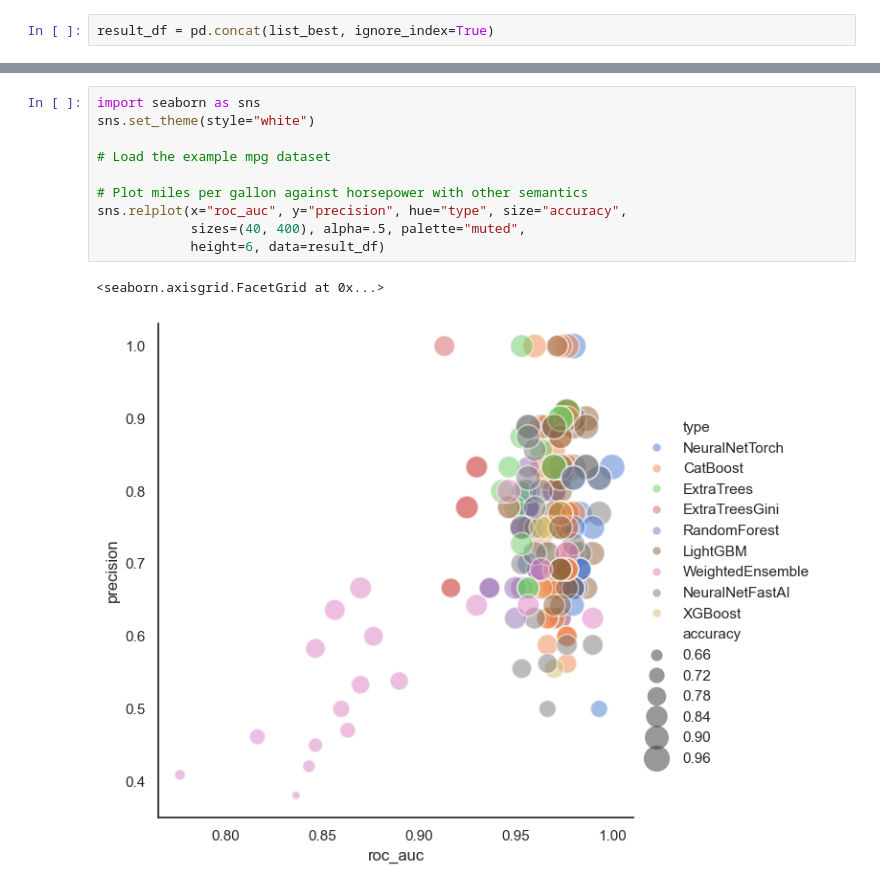
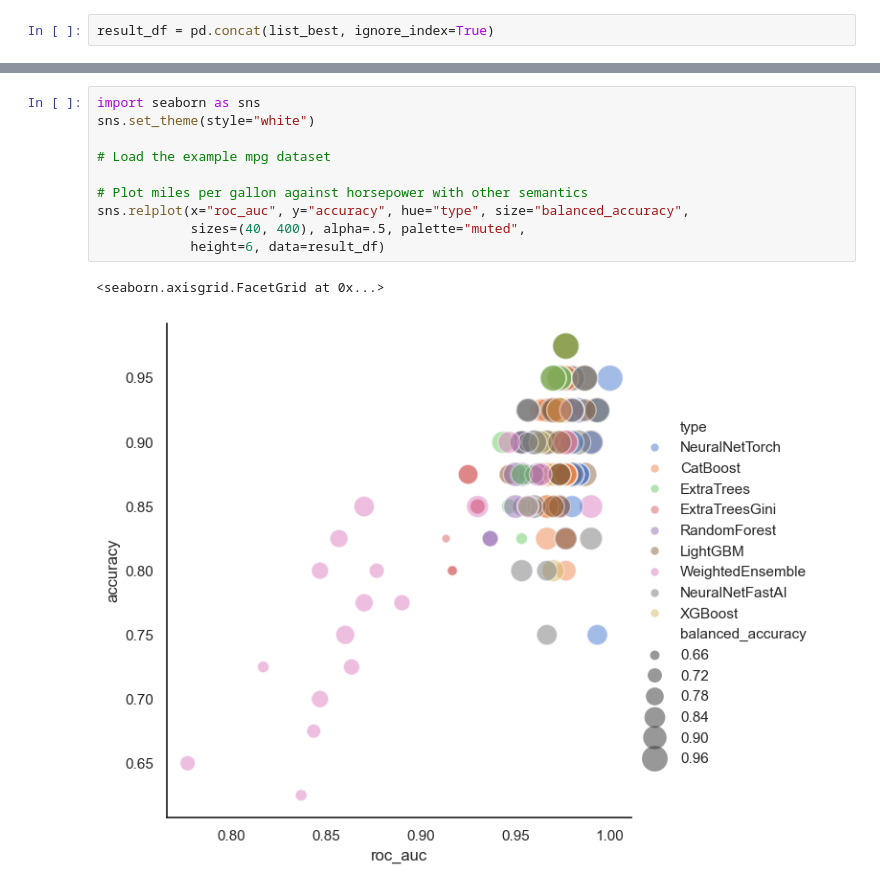
Before and after one commit to jgalanl/synthetic-data, a Jupyter notebook: analytics/analytics.ipynb, the cells around one changed output, grey strips where cells are left out. Saved outputs shown, nothing was run; the diff lists cells and outputs as text.

```diff
--- a/analytics/analytics.ipynb
+++ b/analytics/analytics.ipynb
@@ -144,13 +149,13 @@ sns.relplot(x="roc_auc", y="precision", hue="generator", size="accuracy",
 # %%
 import seaborn as sns
 sns.set_theme(style="white")
 
 # Load the example mpg dataset
 
 # Plot miles per gallon against horsepower with other semantics
-sns.relplot(x="roc_auc", y="precision", hue="type", size="accuracy",
+sns.relplot(x="roc_auc", y="accuracy", hue="type", size="balanced_accuracy",
             sizes=(40, 400), alpha=.5, palette="muted",
             height=6, data=result_df)
 # %% [output]
 <seaborn.axisgrid.FacetGrid at 0x...>
-[figure, old version]
+[figure, new version]
```
Also changed, not shown: parts of 16 cells of this notebook, 1 other file.
